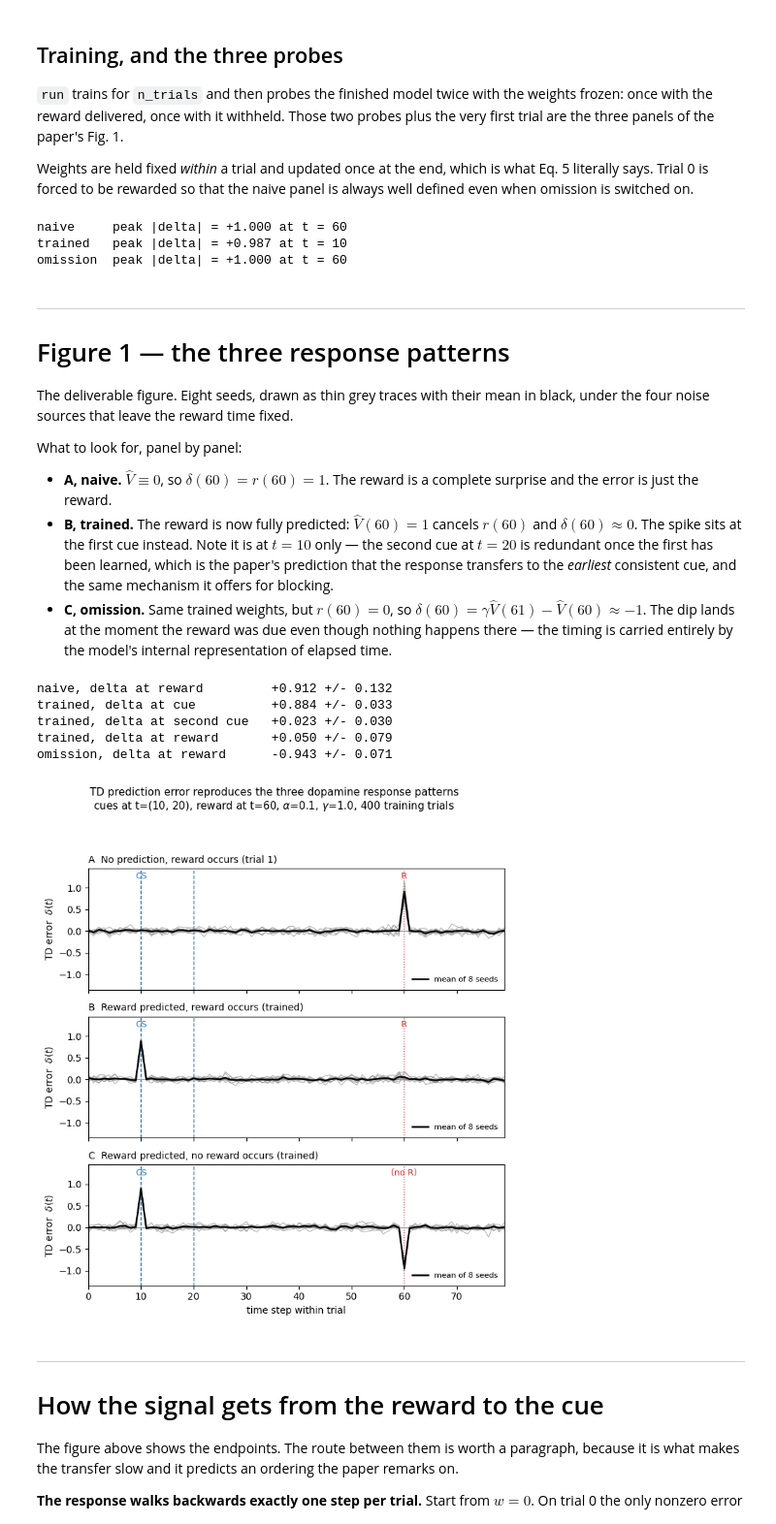
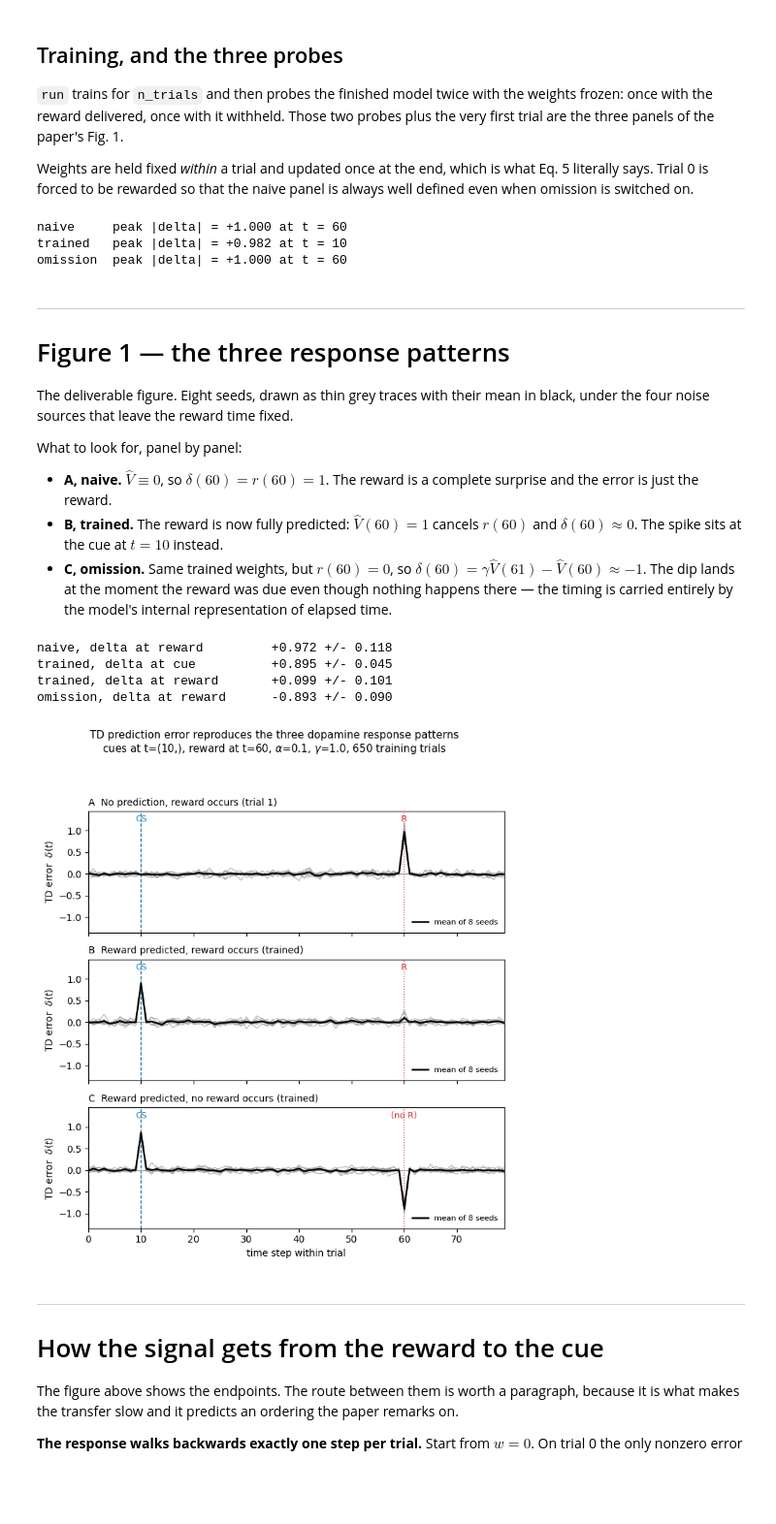
Before and after one commit to anthony-a-avila/neuRL-audition, a Jupyter notebook: td_dopamine.ipynb, the cells around one changed output. Shown at 97% size. Saved outputs shown, nothing was run; the diff lists cells and outputs as text; code cells hidden in the pictures; blank space fills up the shorter version.

```diff
--- a/td_dopamine.ipynb
+++ b/td_dopamine.ipynb
@@ -55,12 +55,12 @@ class Config:
     """Task and model parameters."""
 
     n_steps: int = 80
-    cue_times: tuple = (10, 20)
+    cue_times: tuple = (10,)
     reward_time: int = 60
     reward_size: float = 1.0
     alpha: float = 0.1
     gamma: float = 1.0
-    n_trials: int = 400
+    n_trials: int = 650
 
     # Sources of across-seed variability, all off by default.
     reward_sd: float = 0.0  # trial-to-trial jitter in reward magnitude
@@ -198,7 +198,7 @@ for name, delta in (("naive", res.naive), ("trained", res.trained), ("omission",
     print(f"{name:9s} peak |delta| = {np.abs(delta).max():+.3f} at t = {np.abs(delta).argmax()}")
 # %% [output]
 naive     peak |delta| = +1.000 at t = 60
-trained   peak |delta| = +0.987 at t = 10
+trained   peak |delta| = +0.982 at t = 10
 omission  peak |delta| = +1.000 at t = 60
 # %% [markdown]
 ---
@@ -210,7 +210,7 @@ The deliverable figure. Eight seeds, drawn as thin grey traces with their mean i
 What to look for, panel by panel:
 
 - **A, naive.** $\hat V \equiv 0$, so $\delta(60) = r(60) = 1$. The reward is a complete surprise and the error is just the reward.
-- **B, trained.** The reward is now fully predicted: $\hat V(60) = 1$ cancels $r(60)$ and $\delta(60) \approx 0$. The spike sits at the first cue instead. Note it is at $t=10$ only — the second cue at $t=20$ is redundant once the first has been learned, which is the paper's prediction that the response transfers to the *earliest* consistent cue, and the same mechanism it offers for blocking.
+- **B, trained.** The reward is now fully predicted: $\hat V(60) = 1$ cancels $r(60)$ and $\delta(60) \approx 0$. The spike sits at the cue at $t=10$ instead.
 - **C, omission.** Same trained weights, but $r(60) = 0$, so $\delta(60) = \gamma\hat V(61) - \hat V(60) \approx -1$. The dip lands at the moment the reward was due even though nothing happens there — the timing is carried entirely by the model's internal representation of elapsed time.
 # %%
 def mark_events(ax, cfg, reward_label="R"):
@@ -242,40 +242,38 @@ def fig_three_cases(cfg):
         ax.plot(traces.mean(axis=0), color="k", lw=1.8, zorder=2,
                 label=f"mean of {len(SEEDS)} seeds")
         ax.set_title(title, loc="left", fontsize=10)
         ax.set_ylabel(r"TD error  $\delta(t)$")
         ax.legend(loc="lower right", fontsize=8, frameon=False)
 
     axes[-1].set_xlabel("time step within trial")
     axes[0].set_xlim(0, cfg.n_steps - 1)
     axes[0].set_ylim(-1.35, 1.45)
     fig.suptitle("TD prediction error reproduces the three dopamine response patterns\n"
                  f"cues at t={cfg.cue_times}, reward at t={cfg.reward_time}, "
                  rf"$\alpha$={cfg.alpha}, $\gamma$={cfg.gamma}, {cfg.n_trials} training trials",
                  fontsize=11)
     fig.tight_layout(rect=(0, 0, 1, 0.94))
     return fig, runs
 
 
 stochastic = with_noise(Config(), *STOCHASTIC_REWARD)
 fig, runs = fig_three_cases(stochastic)
 fig.savefig(FIGURES / "fig1_three_cases.png", dpi=200)
 
 readouts = {
     "naive, delta at reward": [r.naive[60] for r in runs],
     "trained, delta at cue": [r.trained[10] for r in runs],
-    "trained, delta at second cue": [r.trained[20] for r in runs],
     "trained, delta at reward": [r.trained[60] for r in runs],
     "omission, delta at reward": [r.omission[60] for r in runs],
 }
 for name, values in readouts.items():
     print(f"{name:30s} {np.mean(values):+.3f} +/- {np.std(values):.3f}")
 # %% [output]
-naive, delta at reward         +0.912 +/- 0.132
-trained, delta at cue          +0.884 +/- 0.033
-trained, delta at second cue   +0.023 +/- 0.030
-trained, delta at reward       +0.050 +/- 0.079
-omission, delta at reward      -0.943 +/- 0.071
+naive, delta at reward         +0.972 +/- 0.118
+trained, delta at cue          +0.895 +/- 0.045
+trained, delta at reward       +0.099 +/- 0.101
+omission, delta at reward      -0.893 +/- 0.090
-[figure, old version]
+[figure, new version]
 # %% [markdown]
 ---
 
```
Also changed, not shown: parts of 7 cells of this notebook, 3 other files.
